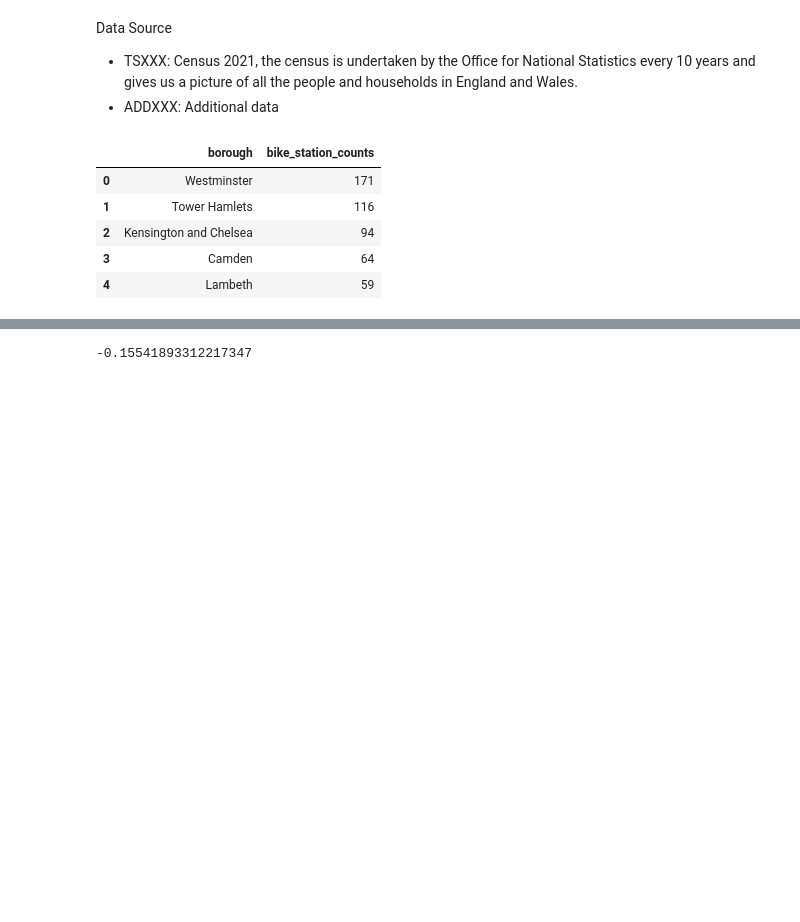
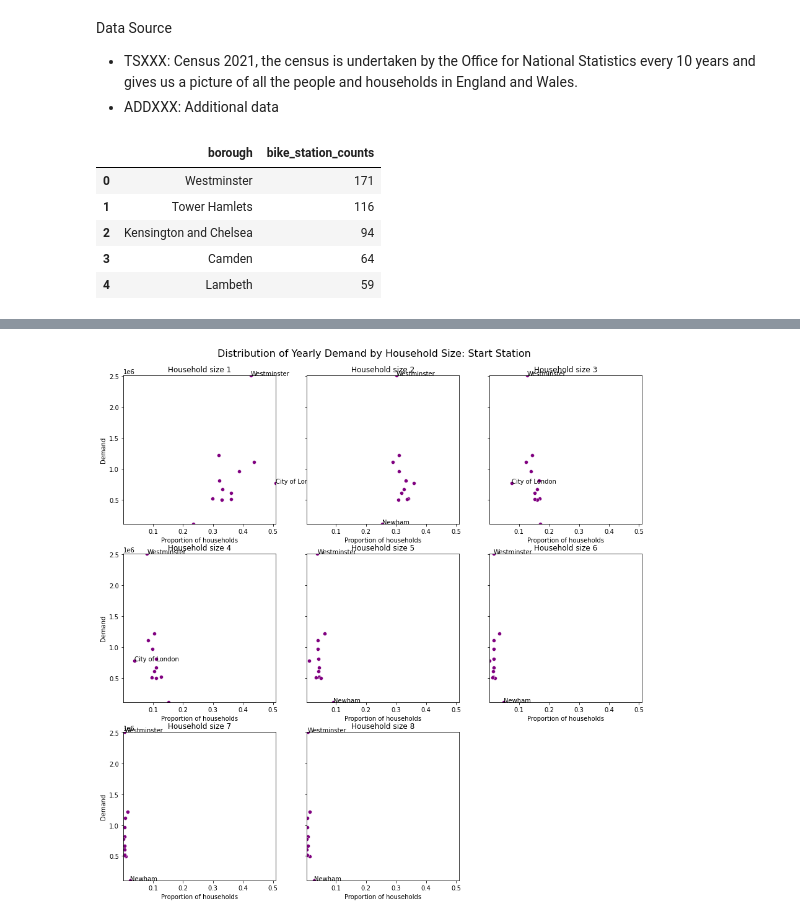
Before and after one commit to tabeaeggler/UrbanMobility, a Jupyter notebook: notebooks/03_journey_data_feature_engineering.ipynb, the cells around one changed output, grey strips where cells are left out. Drawn from its saved outputs; the diff is of its cells as text; code cells hidden in the pictures; blank space fills up the shorter version.

```diff
--- a/notebooks/03_journey_data_feature_engineering.ipynb
+++ b/notebooks/03_journey_data_feature_engineering.ipynb
@@ -430,0 +419,19 @@ plt.show()
+# %%
+# TS017 household size: household_size_1_ratio, household_size_2_ratio, household_size_3-5_ratio, household_size_6+_ratio
+
+TS017_df = pd.read_csv('../data/external/TS017_household_size.csv')
+
+# Calculate ratio for each household size
+for size in range(1, 9):
+    original_column = f'householdsize_{size}'
+    new_column = original_column + '_ratio'
+    TS017_df[new_column] = TS017_df[original_column] / TS017_df['all']
+
+# Drop unnecessary columns
+columns_to_drop = ['all'] + [f'householdsize_{i}' for i in range(1, 9)]
+TS017_df = TS017_df.drop(columns=columns_to_drop)
+
+# Merge with borough_df
+borough_df = borough_df.merge(TS017_df, on='borough_code', how='left')
+
+borough_df.head()
@@ -431,6 +445,52 @@ plt.show()
 # %%
-# calculate correlation
-correlation = journey_TS006_df['population_density'].corr(journey_TS006_df['demand'])
-print(correlation)
+import matplotlib.pyplot as plt
+import seaborn as sns
+from scipy.stats import zscore
+
+# Define a function to find outliers
+def find_outliers(df, column1, column2):
+    df = df.copy()  # Make a copy to avoid modifying original df
+    df['Z_score1'] = zscore(df[column1])
+    df['Z_score2'] = zscore(df[column2])
+    outliers_df = df[(abs(df['Z_score1']) > 2) | (abs(df['Z_score2']) > 2)]
+    return outliers_df
+
+# Define max and min values for x and y axis
+x_min = borough_df[[f'householdsize_{i}_ratio' for i in range(1, 9)]].min().min()
+x_max = borough_df[[f'householdsize_{i}_ratio' for i in range(1, 9)]].max().max()
+y_min = borough_df['demand_count_2019_start_borough'].min()
+y_max = borough_df['demand_count_2019_start_borough'].max()
+
+# Setup a grid of plots with 3 columns
+fig, axs = plt.subplots(3, 3, figsize=(15, 15), sharey=True)
+
+# Remove the last plot (we have 8 plots for household size 1-8, so the 9th plot is unnecessary)
+fig.delaxes(axs[2,2])
+
+# Iterate over each subplot
+for i, ax in enumerate(fig.axes):
+    if i < 8:
+        col = f'householdsize_{i+1}_ratio'
+
+        outliers_df = find_outliers(borough_df, col, 'demand_count_2019_start_borough')
+
+        sns.scatterplot(x=col, y='demand_count_2019_start_borough', data=borough_df, ax=ax, color='purple')
+
+        for k in outliers_df.index:
+            ax.annotate(outliers_df.loc[k, 'borough'], (outliers_df.loc[k, col], outliers_df.loc[k, 'demand_count_2019_start_borough']))
+
+        # Set title and labels
+        ax.set_title(f'Household size {i+1}')
+        ax.set_xlabel('Proportion of households')
+        ax.set_ylabel('Demand')
+
+        # Set x and y limits
+        ax.set_xlim([x_min, x_max])
+        ax.set_ylim([y_min, y_max])
+
+# Set main title
+plt.suptitle('Distribution of Yearly Demand by Household Size: Start Station', fontsize=16, y=0.92)
+
+plt.show()
 # %% [output]
--0.15541893312217347
+[figure, added]
```
Also changed, not shown: parts of 13 cells of this notebook, 3 other files.
